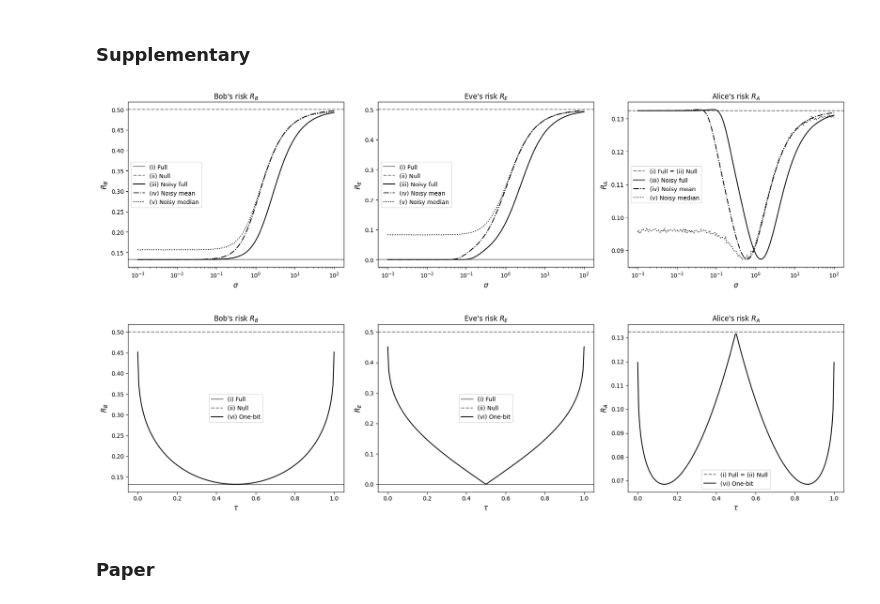
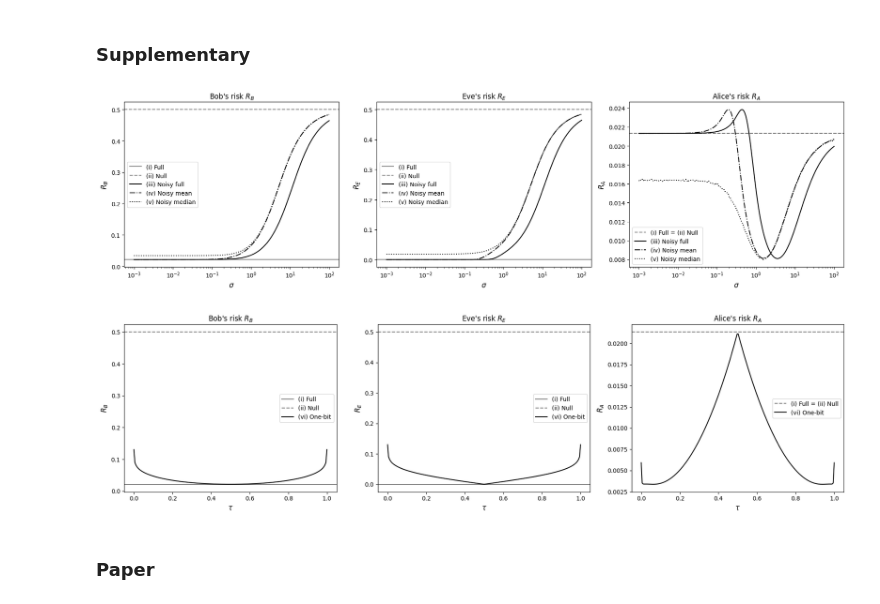
Before and after one commit to AntoineLuciano/BayesianAdversarialPrivacy, a Jupyter notebook: notebooks/example2_gaussian.ipynb, the cells around one changed output. Cells and saved outputs as stored; diff of their text form; code cells hidden in the pictures.

```diff
--- a/notebooks/example2_gaussian.ipynb
+++ b/notebooks/example2_gaussian.ipynb
@@ -1052,7 +1070,7 @@ def make_risks_case6_both(n, gh_expect, mc=200_000):
 # %%
 # Parameters of the model and Hypothesis Testing
 n = 5
-sigma0 = 1.0
+sigma0 = 5.0
 cB = 0.0
 cE = 0.0
 lambd = 1.0
@@ -1060,11 +1078,11 @@ seed = 0
 
 # Parameters for the experiments
 FAST_MODE = False
-n_mc = 100_000 if FAST_MODE else 1_000_000
-deg = 80 if FAST_MODE else 200
+n_mc = 100_000 if FAST_MODE else 10_000_000
+deg = 80 if FAST_MODE else 500
 mc_y = 10_000 if FAST_MODE else 100_000
 n_bins = 200 if FAST_MODE else 1000
-L = 6.0 if FAST_MODE else 10.0
+L = 6.0 if FAST_MODE else 50.0
 
 sigmas = np.logspace(-3, 2, 100)  if FAST_MODE else np.logspace(-3, 2, 200) # noise levels to sweep
 taus = np.linspace(0.0001, 0.9999, 100)  if FAST_MODE else np.linspace(0.0001, 0.9999, 200) # tau values to sweep
@@ -1319,16 +1337,16 @@ CASE 6 optimal (max):  RB=0.1327, RE=0.1672, RA=-0.2361 (tau*=0.5276)
 # %%
 plot_sigma_supplementary(sigmas = sigmas, RB1=RB1_mean, RE1=RE1_mean, RA1=RA1_mean,
            RB2=RB2_mean, RE2=RE2_mean, RA2=RA2_mean,
            RB3s=RB3s_mean, RE3s=RE3s_mean, RA3s=RA3s_mean,
            RB4s=RB4s_mean, RE4s=RE4s_mean, RA4s=RA4s_mean,
-           RB5s=RB5s_mean, RE5s=RE5s_mean, RA5s=RA5s_mean, save_name="figures/supplementary/plot_sigma_supplementary_mean.pdf")
+           RB5s=RB5s_mean, RE5s=RE5s_mean, RA5s=RA5s_mean, save_name=f"figures/supplementary/plot_sigma_supplementary_mean_sigma0_{sigma0}.pdf")
 
 plot_tau_supplementary(taus = taus, RB1=RB1_mean, RE1=RE1_mean, RA1=RA1_mean,
          RB2=RB2_mean, RE2=RE2_mean, RA2=RA2_mean,
-         RB6s=RB6s_mean, RE6s=RE6s_mean, RA6s=RA6s_mean, save_name="figures/supplementary/plot_tau_supplementary_mean.pdf")
+         RB6s=RB6s_mean, RE6s=RE6s_mean, RA6s=RA6s_mean, save_name=f"figures/supplementary/plot_tau_supplementary_mean_sigma0_{sigma0}.pdf")
 # %% [output]
-[figure, old version]
+[figure, new version]
-[figure, old version]
+[figure, new version]
 # %% [markdown]
 ### Paper
 # %%
```
Also changed, not shown: parts of 6 cells of this notebook, 49 other files.
